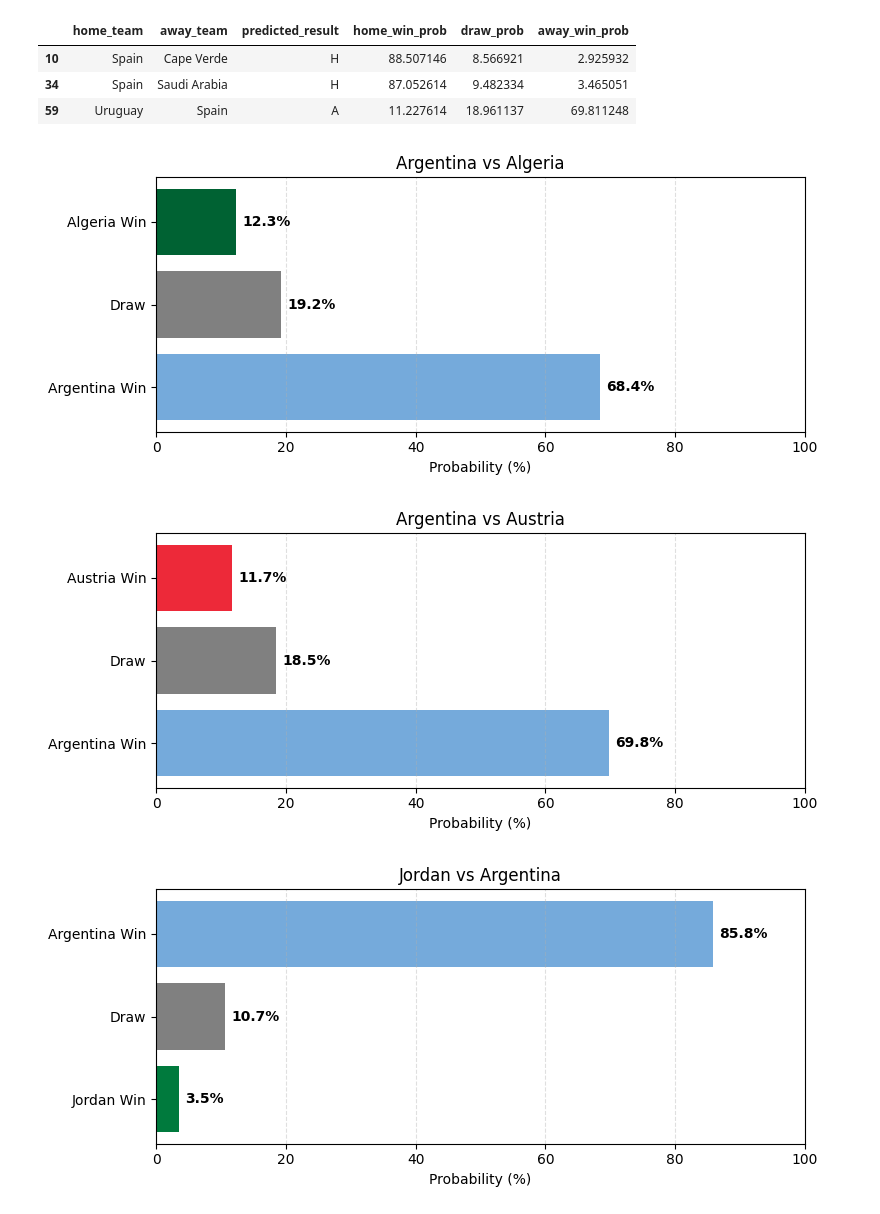
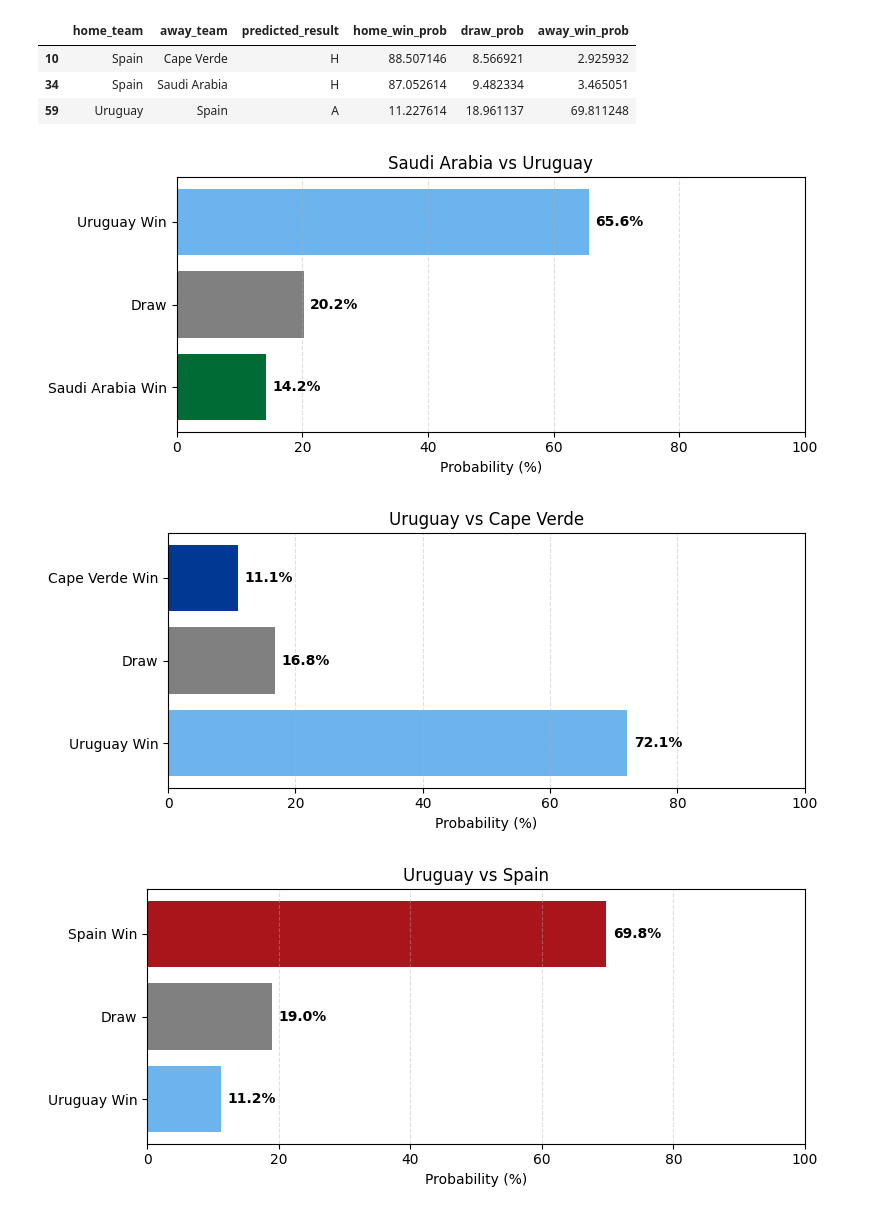
Before and after one commit to maanaz/World_cup_prediction_model, a Jupyter notebook: International football results/main.ipynb, the cells around one changed output. Saved outputs shown, nothing was run; the diff lists cells and outputs as text; code cells hidden in the pictures.

```diff
--- a/International football results/main.ipynb
+++ b/International football results/main.ipynb
@@ -1,6 +1,6 @@
 # %%
 import pandas as pd
-df=pd.read_csv("E:/Luminar/Machine Learning/World_cup_prediction_model/International football results/results.csv")
+df=pd.read_csv("E:/Luminar/Machine_Learning/World_cup_prediction_model/International football results/results.csv")
 # %%
 df[df['tournament']=='FIFA World Cup']
 # %% [output]
@@ -383,8 +368,13 @@ features = [
 
 X = historical_df[features]
 y = historical_df['result']
-
-X_train, X_test, y_train, y_test = train_test_split(X, y, test_size=0.2, random_state=42)
+split_date = '2022-01-01'
+train = historical_df[historical_df['date'] < split_date]
+test = historical_df[historical_df['date'] >= split_date]
+X_train=train[features]
+y_train=train["result"]
+X_test=test[features]
+y_test=test["result"]
 
 lr_model = LogisticRegression(max_iter=1000)
 nb_model = GaussianNB()
@@ -500,7 +478,10 @@ X = historical_df[features]
 y = historical_df['result']
 from sklearn.preprocessing import StandardScaler
 scaler=StandardScaler()
-X_train, X_test, y_train, y_test = train_test_split(X, y, test_size=0.2, random_state=42)
+X_train=train[features]
+y_train=train["result"]
+X_test=test[features]
+y_test=test["result"]
 X_train_scaled = scaler.fit_transform(X_train)
 X_test_scaled = scaler.transform(X_test)
 # lr_model.fit(X_train_scaled, y_train)
@@ -1080,8 +1085,8 @@ def plot_team_predictions(team_name):
         plt.tight_layout()
         plt.show()
 # %%
-plot_team_predictions("Argentina")
+plot_team_predictions("Uruguay")
 # %% [output]
-[figure, old version]
+[figure, new version]
-[figure, old version]
+[figure, new version]
-[figure, old version]
+[figure, new version]
```
Also changed, not shown: parts of 22 cells of this notebook.
